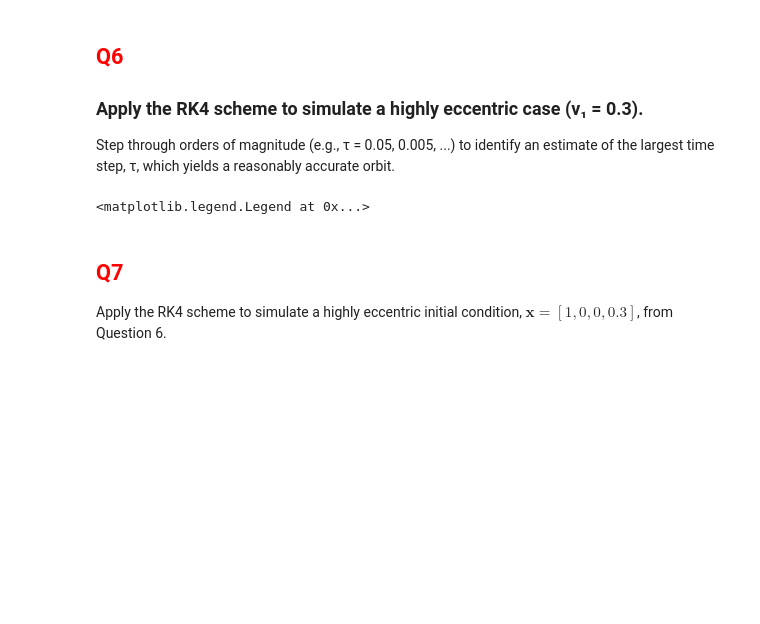
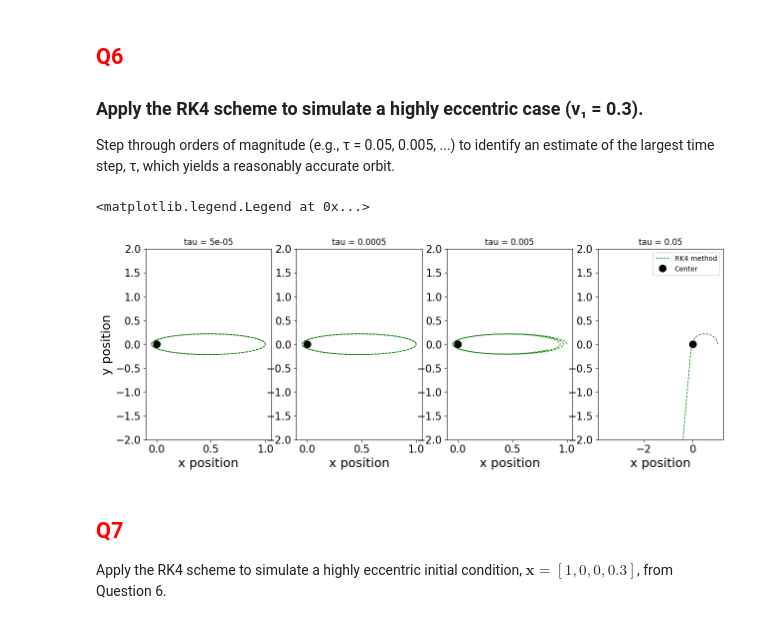
Before and after one commit to shigneedmeds/ComputationalPhysicsPython, a Jupyter notebook: labs/Lab3.ipynb, the cells around one changed output. Cells and saved outputs as stored; diff of their text form; code cells hidden in the pictures; blank space fills up the shorter version.

```diff
--- a/labs/Lab3.ipynb
+++ b/labs/Lab3.ipynb
@@ -134,26 +269,27 @@ Step through orders of magnitude (e.g., τ = 0.05, 0.005, ...) to identify an es
 # %%
 tau_values = [0.00005, 0.0005, 0.005, 0.05]
 
 # Set up figure
-fig, ax = plt.subplots(1,4, figsize=(15,4))
+fig, ax = plt.subplots(1,4, figsize=(15,5))
 
 for i in range(4):
 
 
     pos_x, pos_y, time, energy = rk4_kepler(tau_values[i], 0.3)
 
-    ax[i].plot(pos_x, pos_y, '--g', lw=3, label="RK4 method" if i==3 else None)
+    ax[i].plot(pos_x, pos_y, '--g', lw=1, label="RK4 method" if i==3 else None)
     ax[i].plot(0, 0, 'ko', markersize=10, label="Center" if i==3 else None)
     ax[i].tick_params(labelsize=15)
     ax[i].set_ylim(-2, 2)
     ax[i].set_xlabel("x position", fontsize=18)
     ax[i].set_title(f"tau = {tau_values[i]}")
 
 
 ax[0].set_ylabel("y position", fontsize=18)
 ax[3].legend(fontsize=10)
 # %% [output]
 <matplotlib.legend.Legend at 0x...>
+[figure, added]
 # %% [markdown]
 ## <span style="color:red">Q7</span>
 
```
Also changed, not shown: parts of 3 cells of this notebook.
